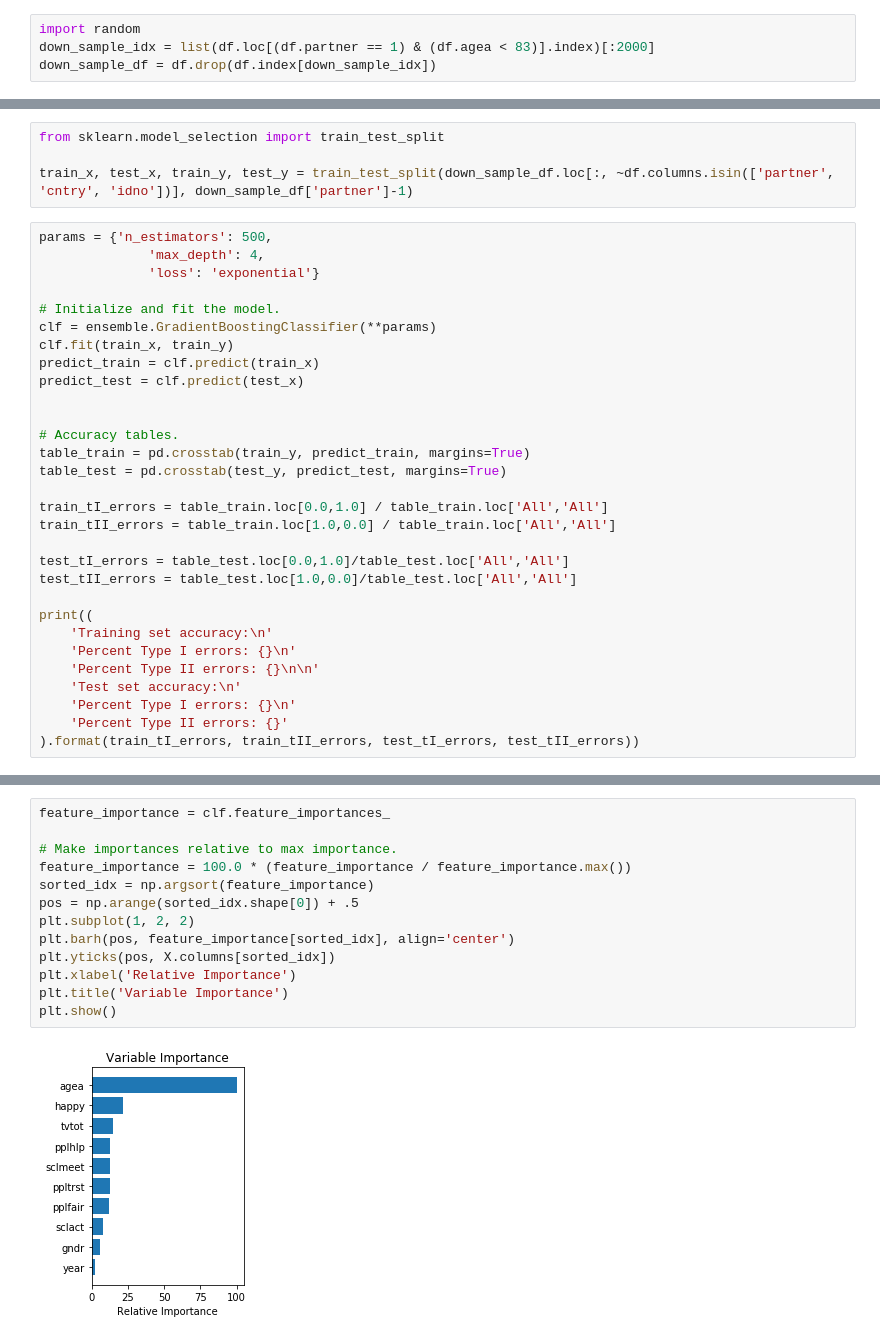
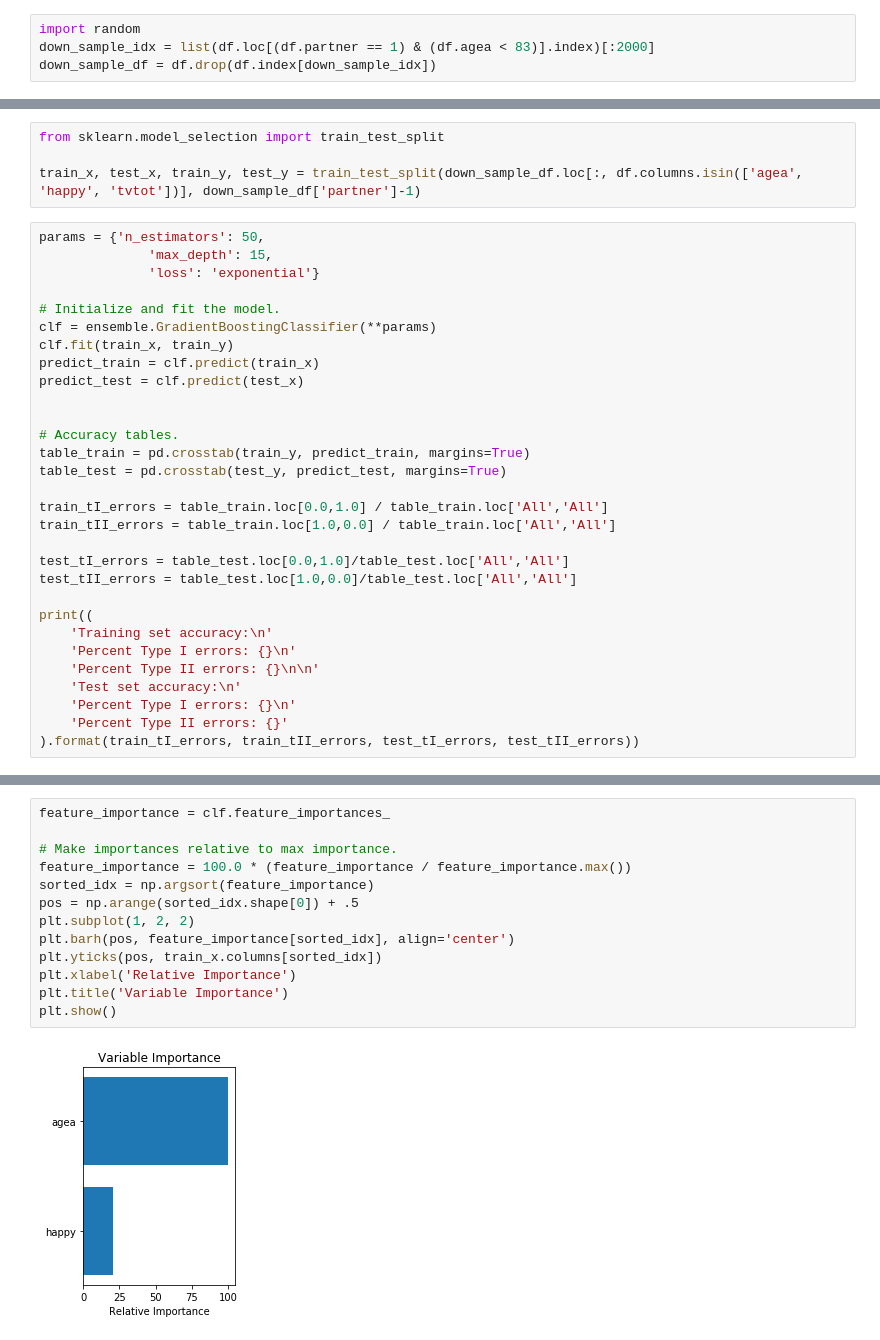
Before and after one commit to marshall7m/thinkful-data-science, a Jupyter notebook: gradient_boosting/gradient_boosting_example_and_challenge.ipynb, the cells around one changed output, grey strips where cells are left out. Drawn from its saved outputs; the diff is of its cells as text.

```diff
--- a/gradient_boosting/gradient_boosting_example_and_challenge.ipynb
+++ b/gradient_boosting/gradient_boosting_example_and_challenge.ipynb
@@ -196,10 +202,10 @@ down_sample_df = df.drop(df.index[down_sample_idx])
 # %%
 from sklearn.model_selection import train_test_split
 
-train_x, test_x, train_y, test_y = train_test_split(down_sample_df.loc[:, ~df.columns.isin(['partner', 'cntry', 'idno'])], down_sample_df['partner']-1)
+train_x, test_x, train_y, test_y = train_test_split(down_sample_df.loc[:, df.columns.isin(['agea', 'happy', 'tvtot'])], down_sample_df['partner']-1)
 # %%
-params = {'n_estimators': 500,
-              'max_depth': 4,
+params = {'n_estimators': 50,
+              'max_depth': 15,
               'loss': 'exponential'}
 
 # Initialize and fit the model.
@@ -238,15 +244,15 @@ Percent Type II errors: 0.1730644111906311
 # %%
 feature_importance = clf.feature_importances_
 
 # Make importances relative to max importance.
 feature_importance = 100.0 * (feature_importance / feature_importance.max())
 sorted_idx = np.argsort(feature_importance)
 pos = np.arange(sorted_idx.shape[0]) + .5
 plt.subplot(1, 2, 2)
 plt.barh(pos, feature_importance[sorted_idx], align='center')
-plt.yticks(pos, X.columns[sorted_idx])
+plt.yticks(pos, train_x.columns[sorted_idx])
 plt.xlabel('Relative Importance')
 plt.title('Variable Importance')
 plt.show()
 # %% [output]
-[figure, old version]
+[figure, new version]
```
Also changed, not shown: parts of 4 cells of this notebook, 18 other files.
